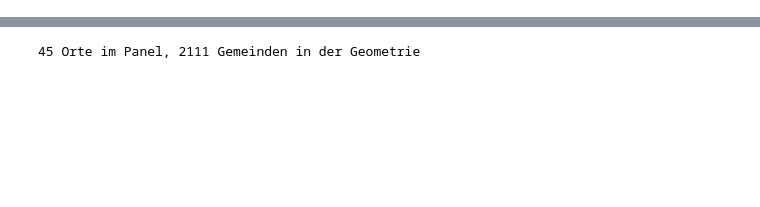
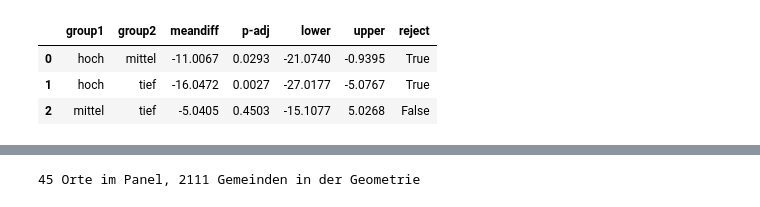
Before and after one commit to aakset/wintertourismus-schnee, a Jupyter notebook: notebooks/04_eda_tests_karte.ipynb, the cells around one changed output, grey strips where cells are left out. Cells and saved outputs as stored; diff of their text form; code cells hidden in the pictures; blank space fills up the shorter version.

```diff
--- a/notebooks/04_karten.ipynb
+++ b/notebooks/04_eda_tests_karte.ipynb
@@ -0,0 +94,9 @@
+# %%
+tukey = pairwise_tukeyhsd(pro_gem.zimmerauslastung, pro_gem.hoehenklasse, alpha=0.05)
+tk = pd.DataFrame(tukey.summary().data[1:], columns=tukey.summary().data[0])
+tk
+# %% [output]
+|  | group1 | group2 | meandiff | p-adj | lower | upper | reject |
+| 0 | hoch | mittel | -11.0067 | 0.0293 | -21.0740 | -0.9395 | True |
+| 1 | hoch | tief | -16.0472 | 0.0027 | -27.0177 | -5.0767 | True |
+| 2 | mittel | tief | -5.0405 | 0.4503 | -15.1077 | 5.0268 | False |
```
Also changed, not shown: parts of 23 cells of this notebook, 2 other files.
